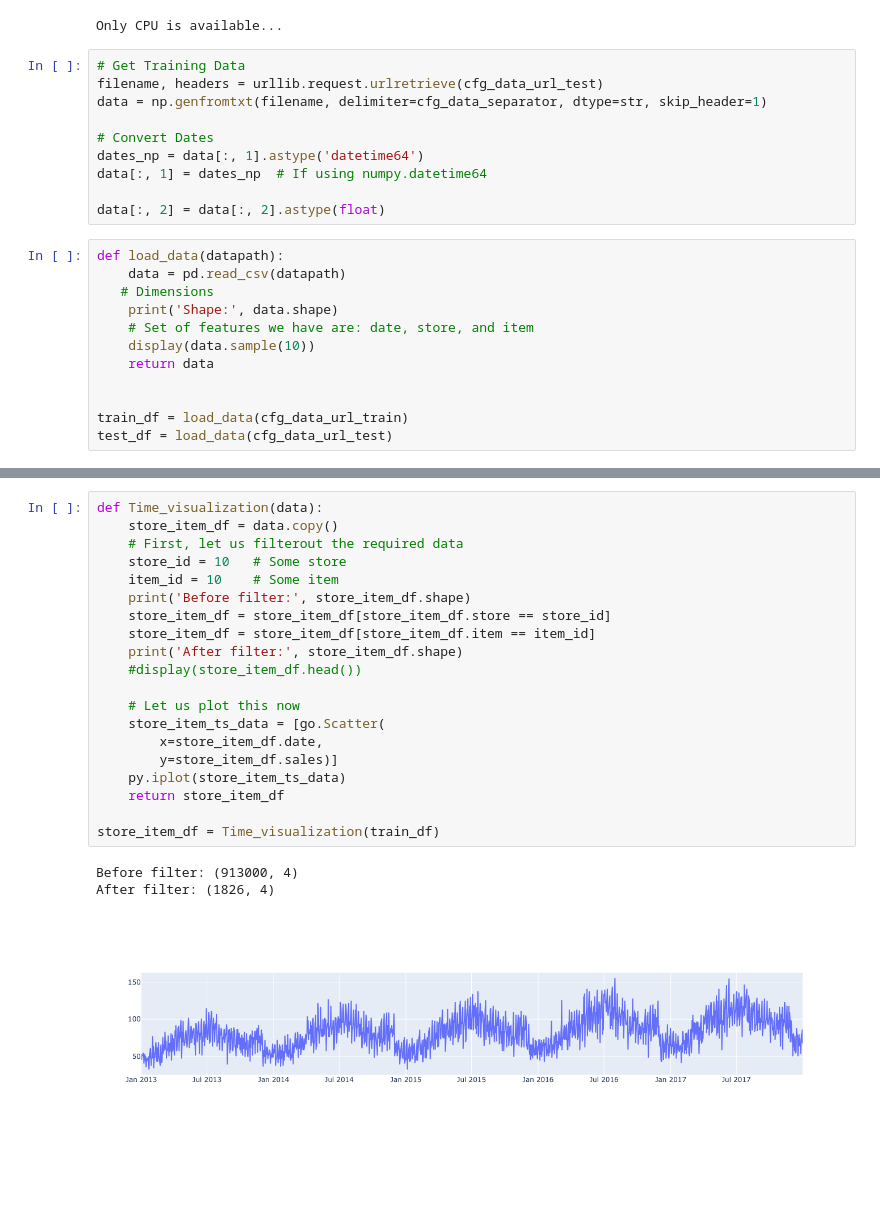
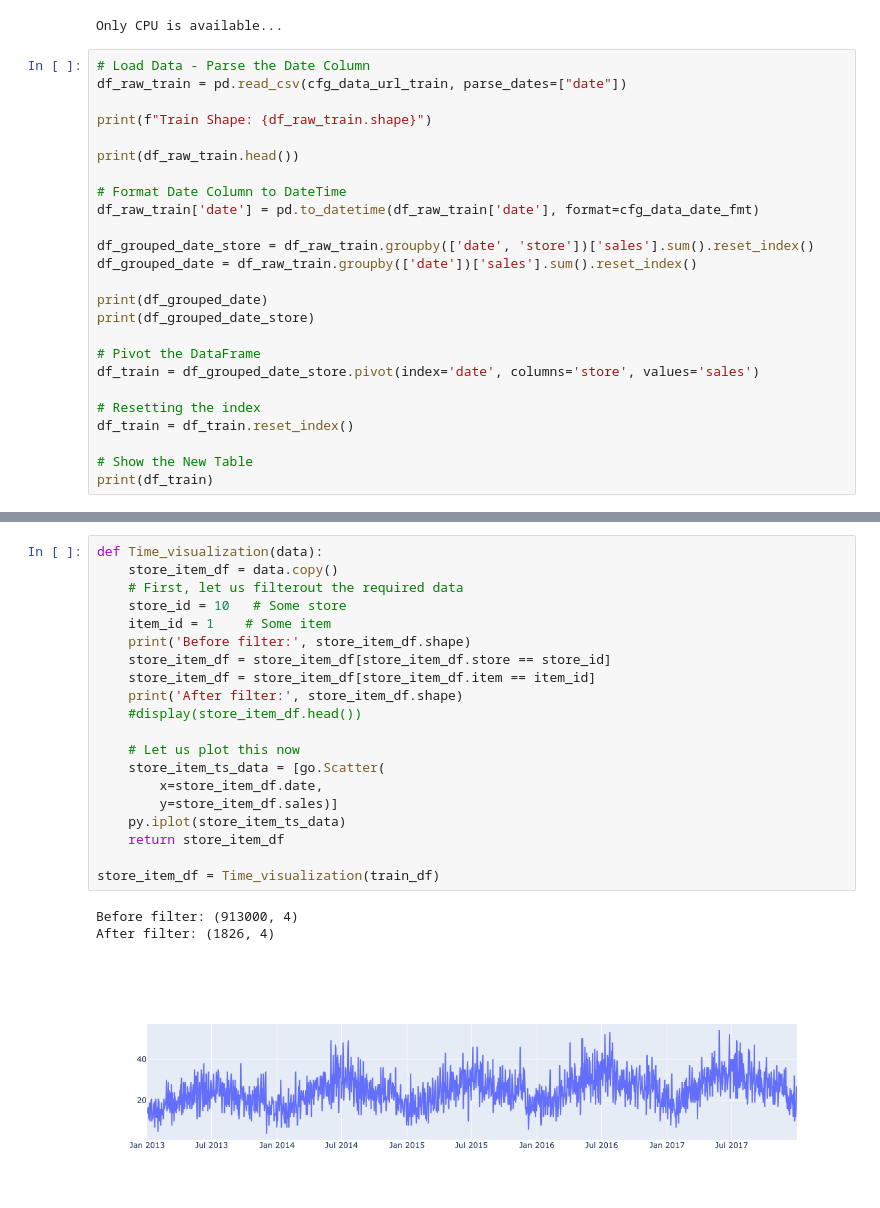
Before and after one commit to richardhoehn/mtsu.csci.7850.project, a Jupyter notebook: src/notebooks/data-loader.ipynb, the cells around one changed output, grey strips where cells are left out. Cells and saved outputs as stored; diff of their text form; blank space fills up the shorter version.

```diff
--- a/src/notebooks/data-loader.ipynb
+++ b/src/notebooks/data-loader.ipynb
@@ -44,26 +42,29 @@ else:
     device = ("cpu")
 # %% [output]
 Only CPU is available...
-# %%
-# Get Training Data
-filename, headers = urllib.request.urlretrieve(cfg_data_url_test)
-data = np.genfromtxt(filename, delimiter=cfg_data_separator, dtype=str, skip_header=1)
-
-# Convert Dates
-dates_np = data[:, 1].astype('datetime64')
-data[:, 1] = dates_np  # If using numpy.datetime64
-
-data[:, 2] = data[:, 2].astype(float)
 # %%
-def load_data(datapath):
-    data = pd.read_csv(datapath)
-   # Dimensions
-    print('Shape:', data.shape)
-    # Set of features we have are: date, store, and item
-    display(data.sample(10))
-    return data
+# Load Data - Parse the Date Column
+df_raw_train = pd.read_csv(cfg_data_url_train, parse_dates=["date"])
 
+print(f"Train Shape: {df_raw_train.shape}")
 
-train_df = load_data(cfg_data_url_train)
-test_df = load_data(cfg_data_url_test)
+print(df_raw_train.head())
+
+# Format Date Column to DateTime
+df_raw_train['date'] = pd.to_datetime(df_raw_train['date'], format=cfg_data_date_fmt)
+
+df_grouped_date_store = df_raw_train.groupby(['date', 'store'])['sales'].sum().reset_index()
+df_grouped_date = df_raw_train.groupby(['date'])['sales'].sum().reset_index()
+
+print(df_grouped_date)
+print(df_grouped_date_store)
+
+# Pivot the DataFrame
+df_train = df_grouped_date_store.pivot(index='date', columns='store', values='sales')
+
+# Resetting the index
+df_train = df_train.reset_index()
+
+# Show the New Table
+print(df_train)
 # %% [output]
@@ -94,24 +88,24 @@ Shape: (45000, 4)
 # %%
 def Time_visualization(data):
     store_item_df = data.copy()
     # First, let us filterout the required data
     store_id = 10   # Some store
-    item_id = 10    # Some item
+    item_id = 1    # Some item
     print('Before filter:', store_item_df.shape)
     store_item_df = store_item_df[store_item_df.store == store_id]
     store_item_df = store_item_df[store_item_df.item == item_id]
     print('After filter:', store_item_df.shape)
     #display(store_item_df.head())
 
     # Let us plot this now
     store_item_ts_data = [go.Scatter(
         x=store_item_df.date,
         y=store_item_df.sales)]
     py.iplot(store_item_ts_data)
     return store_item_df
 
 store_item_df = Time_visualization(train_df)
 # %% [output]
 Before filter: (913000, 4)
 After filter: (1826, 4)
-[figure, old version]
+[figure, new version]
```
Also changed, not shown: parts of 5 cells of this notebook.
